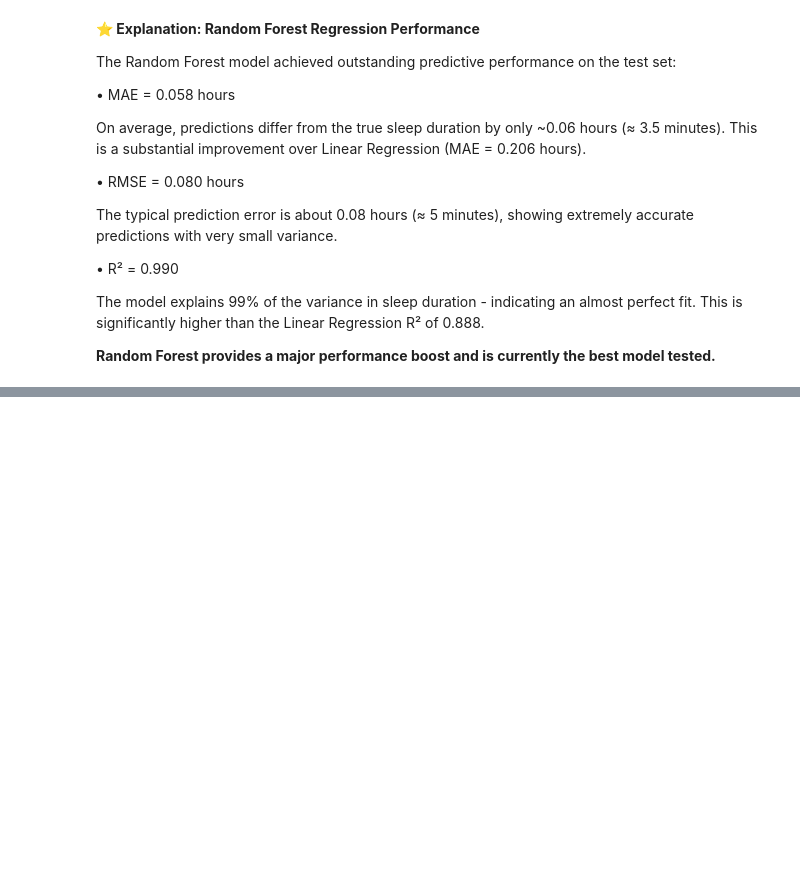
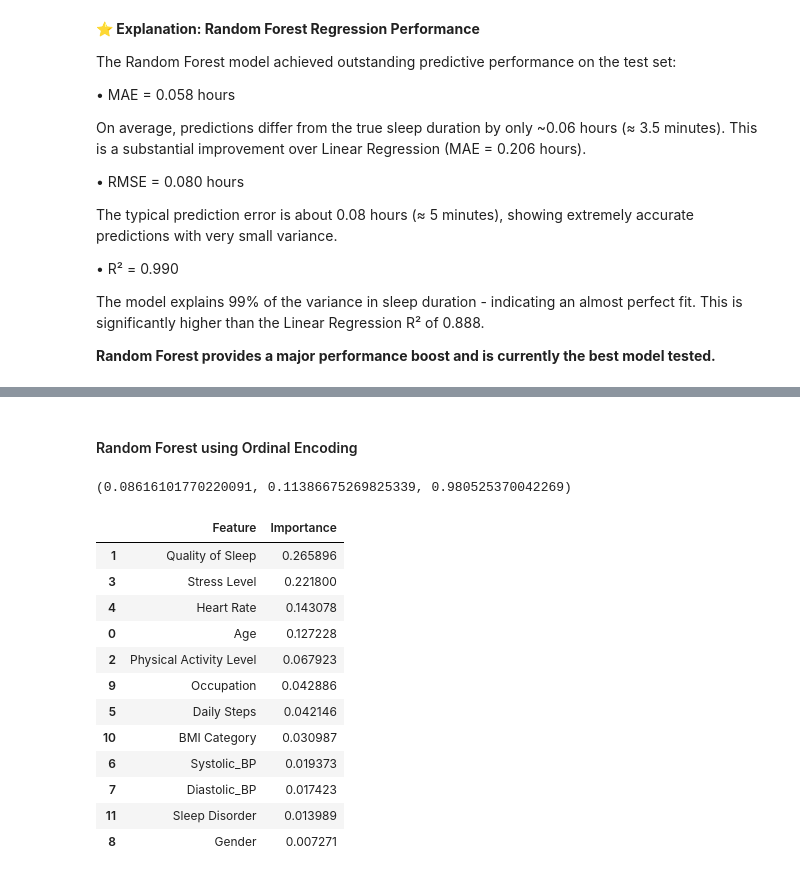
Before and after one commit to HermelaDev/Sleep-Health-Lifestyle-Machine-Learning, a Jupyter notebook: Untitled.ipynb, the cells around one changed output, grey strips where cells are left out. Cells and saved outputs as stored; diff of their text form; code cells hidden in the pictures; blank space fills up the shorter version.

```diff
--- a/Untitled.ipynb
+++ b/Untitled.ipynb
@@ -1215,0 +1217,2 @@ mae_gb, mse_gb, rmse_gb, r2_gb
+# %% [markdown]
+#### Random Forest using Ordinal Encoding
@@ -1215,0 +1239,55 @@ mae_gb, mse_gb, rmse_gb, r2_gb
+# %%
+from sklearn.ensemble import RandomForestRegressor
+
+rf_tree_model = Pipeline(steps=[
+    ('preprocessor', preprocessor_tree),
+    ('model', RandomForestRegressor(
+        n_estimators=300,
+        max_depth=5,
+        max_features='sqrt',
+        min_samples_split=10,
+        random_state=42
+    ))
+])
+
+rf_tree_model.fit(X_train, y_train)
+
+# Evaluate
+y_pred_rf_tree = rf_tree_model.predict(X_test)
+
+mae_rf_tree  = mean_absolute_error(y_test, y_pred_rf_tree)
+mse_rf_tree  = mean_squared_error(y_test, y_pred_rf_tree)
+rmse_rf_tree = np.sqrt(mse_rf_tree)
+r2_rf_tree   = r2_score(y_test, y_pred_rf_tree)
+
+mae_rf_tree, rmse_rf_tree, r2_rf_tree
+# %% [output]
+(0.08616101770220091, 0.11386675269825339, 0.980525370042269)
+# %%
+import numpy as np
+import matplotlib.pyplot as plt
+import plotly.express as px
+
+# Get feature importances
+rf_importances_tree = rf_tree_model.named_steps['model'].feature_importances_
+
+fi_tree_df = pd.DataFrame({
+    'Feature': feature_names_tree,
+    'Importance': rf_importances_tree
+}).sort_values(by='Importance', ascending=False)
+
+fi_tree_df
+# %% [output]
+|  | Feature | Importance |
+| 1 | Quality of Sleep | 0.265896 |
+| 3 | Stress Level | 0.221800 |
+| 4 | Heart Rate | 0.143078 |
+| 0 | Age | 0.127228 |
+| 2 | Physical Activity Level | 0.067923 |
+| 9 | Occupation | 0.042886 |
+| 5 | Daily Steps | 0.042146 |
+| 10 | BMI Category | 0.030987 |
+| 6 | Systolic_BP | 0.019373 |
+| 7 | Diastolic_BP | 0.017423 |
+| 11 | Sleep Disorder | 0.013989 |
+| 8 | Gender | 0.007271 |
```
Also changed, not shown: parts of 23 cells of this notebook, 4 other files.
